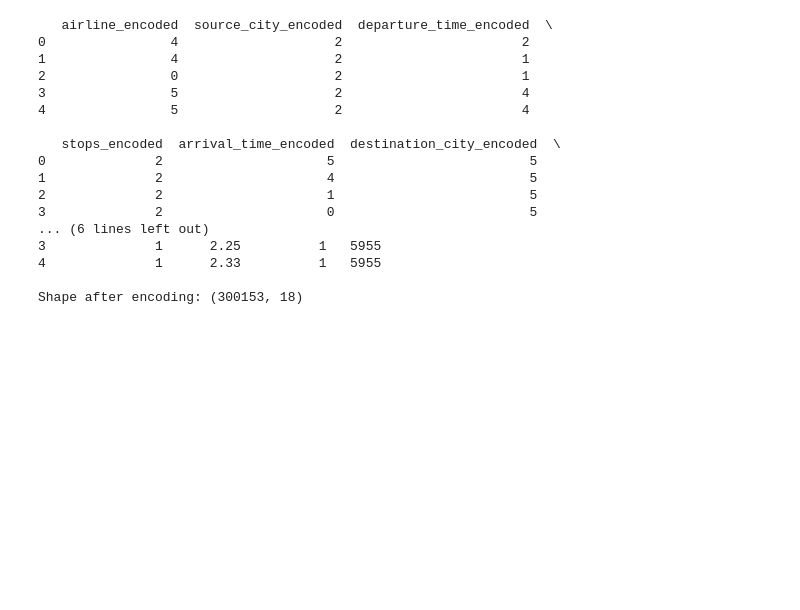
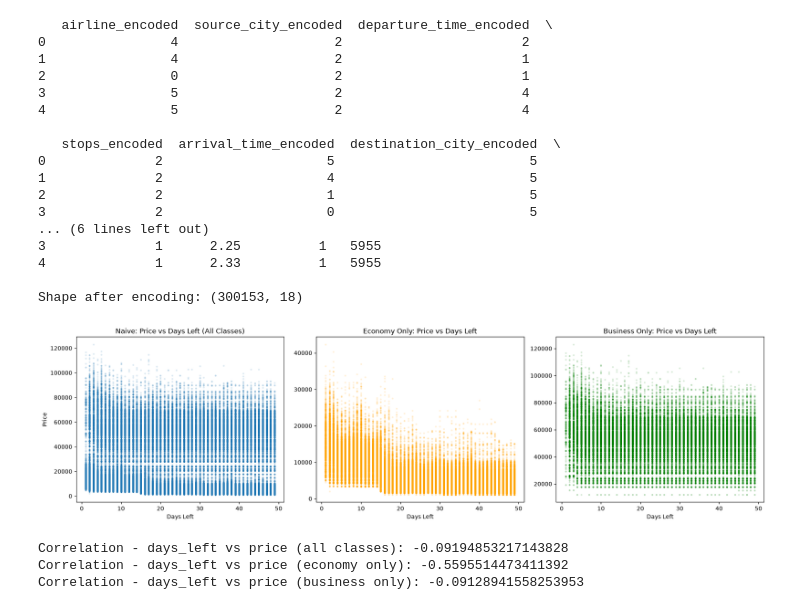
Before and after one commit to parasparte12/dynamic-pricing-genai, a Jupyter notebook: notebooks/eda_flights.ipynb, the cells around one changed output. Saved outputs shown, nothing was run; the diff lists cells and outputs as text; code cells hidden in the pictures; blank space fills up the shorter version.

Commit message:
Discover genuine confounding: days_left vs price masked by flight class

```diff
--- a/notebooks/eda_flights.ipynb
+++ b/notebooks/eda_flights.ipynb
@@ -56,3 +56,36 @@ print("\nShape after encoding:", flights_df.shape)
 4              1      2.33          1   5955
 
 Shape after encoding: (300153, 18)
+# %%
+import matplotlib.pyplot as plt
+
+economy_data = flights_df[flights_df['class'] == 'Economy']
+business_data = flights_df[flights_df['class'] == 'Business']
+
+fig, axes = plt.subplots(1, 3, figsize=(18, 5))
+
+axes[0].scatter(flights_df['days_left'], flights_df['price'], alpha=0.1, s=5)
+axes[0].set_title('Naive: Price vs Days Left (All Classes)')
+axes[0].set_xlabel('Days Left')
+axes[0].set_ylabel('Price')
+
+axes[1].scatter(economy_data['days_left'], economy_data['price'], alpha=0.1, s=5, color='orange')
+axes[1].set_title('Economy Only: Price vs Days Left')
+axes[1].set_xlabel('Days Left')
+
+axes[2].scatter(business_data['days_left'], business_data['price'], alpha=0.1, s=5, color='green')
+axes[2].set_title('Business Only: Price vs Days Left')
+axes[2].set_xlabel('Days Left')
+
+plt.tight_layout()
+plt.savefig('../notebooks/confounding_check_flights.png', dpi=150)
+plt.show()
+
+print("Correlation - days_left vs price (all classes):", flights_df['days_left'].corr(flights_df['price']))
+print("Correlation - days_left vs price (economy only):", economy_data['days_left'].corr(economy_data['price']))
+print("Correlation - days_left vs price (business only):", business_data['days_left'].corr(business_data['price']))
+# %% [output]
+[figure, added]
+Correlation - days_left vs price (all classes): -0.09194853217143828
+Correlation - days_left vs price (economy only): -0.5595514473411392
+Correlation - days_left vs price (business only): -0.09128941558253953
```
